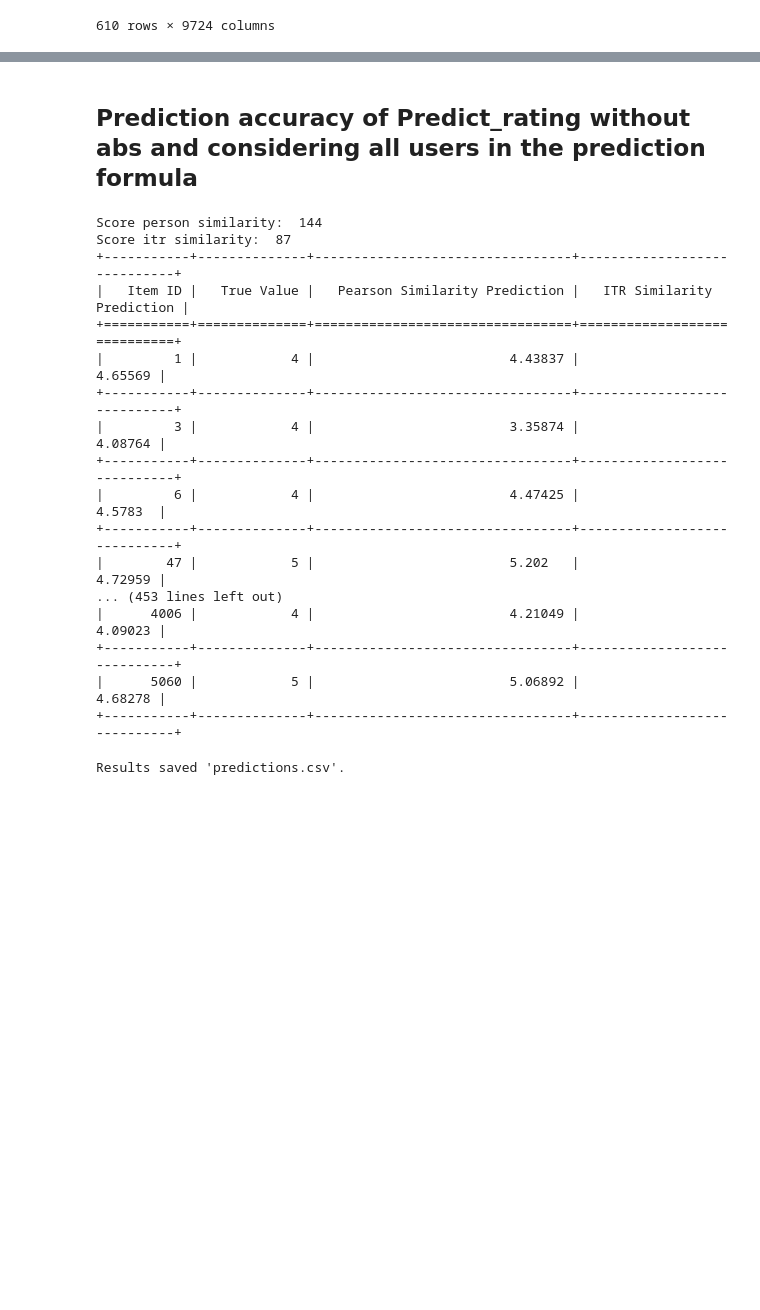
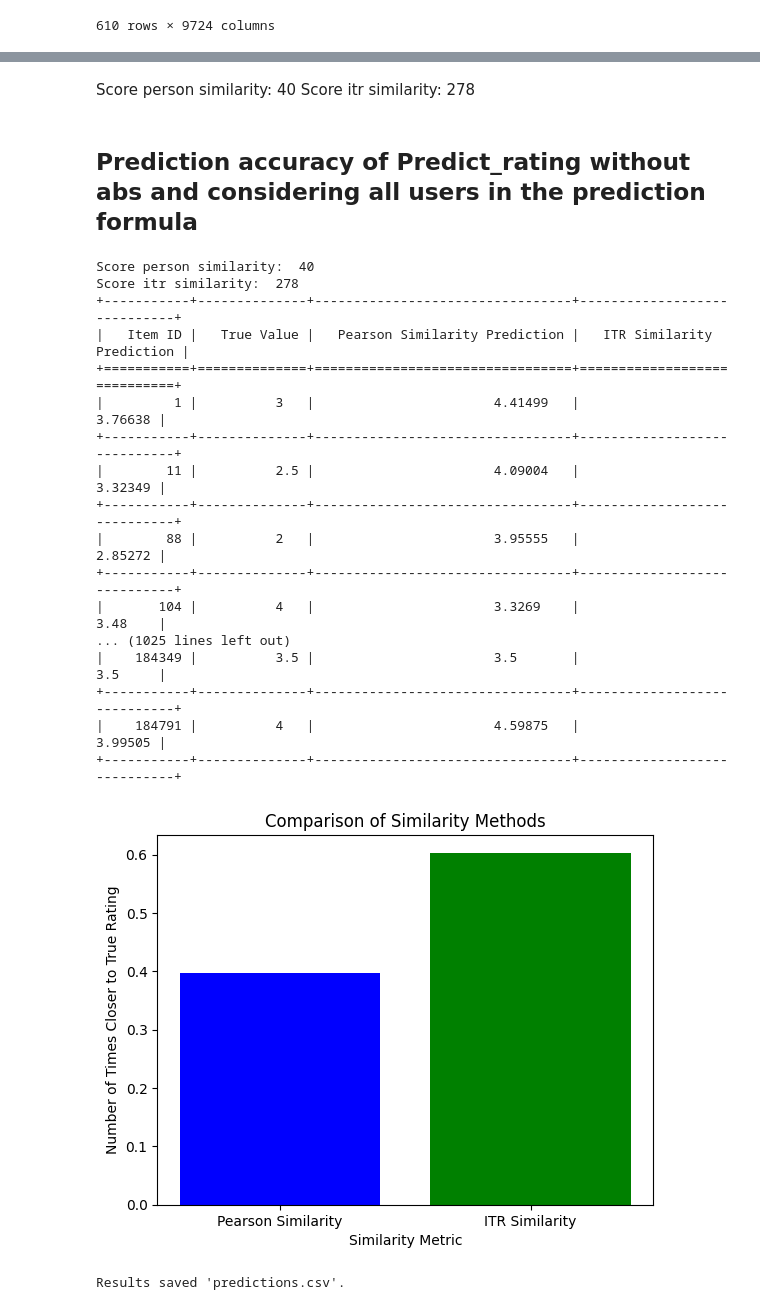
Before and after one commit to AlessandroPesare/ATCS_Assignment, a Jupyter notebook: Recommendation_System/Assignment1/src/similarity_metrics_evaluation.ipynb, the cells around one changed output, grey strips where cells are left out. Drawn from its saved outputs; the diff is of its cells as text; code cells hidden in the pictures; blank space fills up the shorter version.

Commit message:
Plot experiment with sample

```diff
--- a/Recommendation_System/Assignment1/src/similarity_metrics_evaluation.ipynb
+++ b/Recommendation_System/Assignment1/src/similarity_metrics_evaluation.ipynb
@@ -38,3 +109,6 @@ for rating in rated_items:
+# %% [markdown]
+Score person similarity:  40
+Score itr similarity:  278
 # %% [markdown]
 ## Prediction accuracy of Predict_rating without abs and considering all users in the prediction formula
 # %%
@@ -49,12 +123,13 @@ i = 0
 score_ps = 0
 score_itr = 0
 for item_id in rated_items.index:
+
     true_value = ratings[i]
     i += 1
     # Prediction with Pearson similarity
-    predicted_rating_pearson = predict_rating(1, item_id, user_item_matrix, similarities_pearson_correlation,0)
+    predicted_rating_pearson = predict_rating(89, item_id, user_item_matrix, similarities_pearson_correlation,0)
     # Prediction with ITR similarity
-    predicted_rating_itr = predict_rating(1, item_id, user_item_matrix, similarities_ITR_correlation,0)
+    predicted_rating_itr = predict_rating(89, item_id, user_item_matrix, similarities_ITR_correlation,0)
 
     results.append([item_id,true_value, predicted_rating_pearson, predicted_rating_itr])
 
@@ -70,23 +145,38 @@ print("Score person similarity: ",score_ps)
 print("Score itr similarity: ",score_itr)
 print(tabulate(results, headers=["Item ID", "True Value", "Pearson Similarity Prediction", "ITR Similarity Prediction"], tablefmt="grid"))
 # %% [output]
-Score person similarity:  144
-Score itr similarity:  87
+Score person similarity:  40
+Score itr similarity:  278
 +-----------+--------------+---------------------------------+-----------------------------+
 |   Item ID |   True Value |   Pearson Similarity Prediction |   ITR Similarity Prediction |
 +===========+==============+=================================+=============================+
-|         1 |            4 |                         4.43837 |                     4.65569 |
+|         1 |          3   |                       4.41499   |                     3.76638 |
 +-----------+--------------+---------------------------------+-----------------------------+
-|         3 |            4 |                         3.35874 |                     4.08764 |
+|        11 |          2.5 |                       4.09004   |                     3.32349 |
 +-----------+--------------+---------------------------------+-----------------------------+
-|         6 |            4 |                         4.47425 |                     4.5783  |
+|        88 |          2   |                       3.95555   |                     2.85272 |
 +-----------+--------------+---------------------------------+-----------------------------+
-|        47 |            5 |                         5.202   |                     4.72959 |
-... (453 lines left out)
-|      4006 |            4 |                         4.21049 |                     4.09023 |
+|       104 |          4   |                       3.3269    |                     3.48    |
+... (1025 lines left out)
+|    184349 |          3.5 |                       3.5       |                     3.5     |
 +-----------+--------------+---------------------------------+-----------------------------+
-|      5060 |            5 |                         5.06892 |                     4.68278 |
+|    184791 |          4   |                       4.59875   |                     3.99505 |
 +-----------+--------------+---------------------------------+-----------------------------+
+# %%
+score_ps =  2386/6014
+score_itr = 3628/6014
+
+# Creazione del grafico a barre
+labels = ['Pearson Similarity', 'ITR Similarity']
+scores = [score_ps, score_itr]
+
+plt.bar(labels, scores, color=['blue', 'green'])
+plt.xlabel('Similarity Metric')
+plt.ylabel('Number of Times Closer to True Rating')
+plt.title('Comparison of Similarity Methods')
+plt.show()
+# %% [output]
+[figure, added]
 # %%
 file_name = "predictions.csv"
 
```
Also changed, not shown: parts of 23 cells of this notebook, 6 other files.
